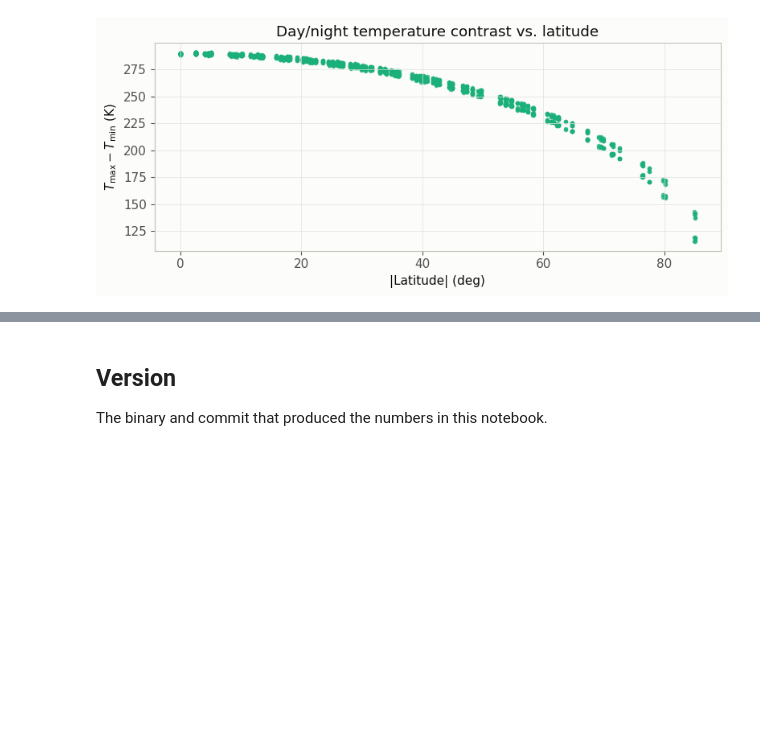
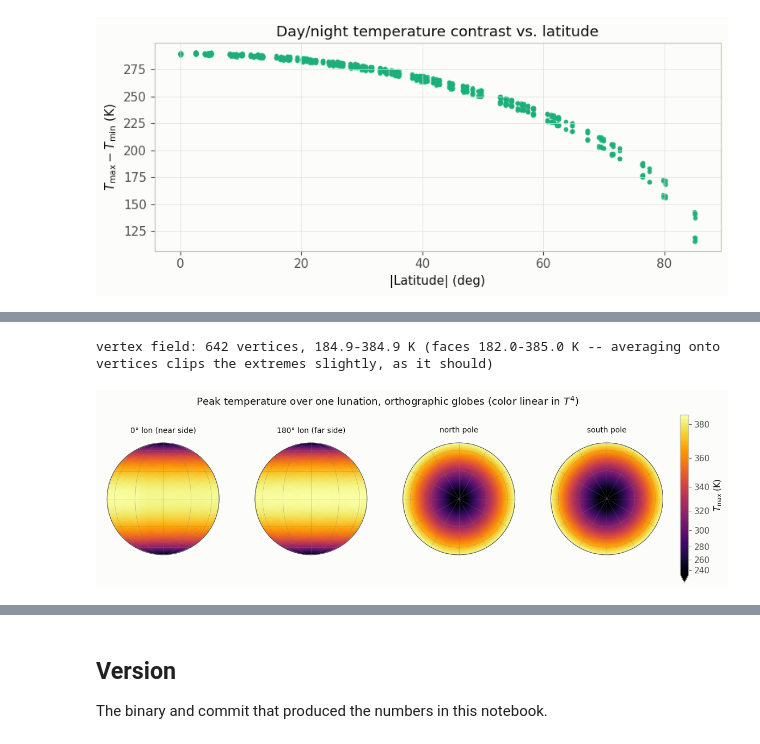
Before and after one commit to phayne/ptm3d-archive, a Jupyter notebook: docs/tutorials/notebooks/01_moon_diurnal.ipynb, the cells around one changed output, grey strips where cells are left out. Drawn from its saved outputs; the diff is of its cells as text; code cells hidden in the pictures; blank space fills up the shorter version.

```diff
--- a/docs/tutorials/notebooks/01_moon_diurnal.ipynb
+++ b/docs/tutorials/notebooks/01_moon_diurnal.ipynb
@@ -949,0 +800,30 @@ plus a config-free re-analysis (latitude) that shows the same physics.
+# %%
+# Unit vertex positions (mesh.ply stores them in km for this mesh; normalizing
+# makes the renderer independent of the mesh's length unit) and the per-vertex
+# temperature field.
+xyz = np.stack([verts["x"], verts["y"], verts["z"]], axis=1)
+xyz = xyz / np.linalg.norm(xyz, axis=1, keepdims=True)
+centers = face_unit_vectors(lat, lon)
+tmax_vertex = vertex_values_from_faces(tris, tmax, len(xyz))
+print(f"vertex field: {len(xyz)} vertices, "
+      f"{tmax_vertex.min():.1f}-{tmax_vertex.max():.1f} K "
+      f"(faces {tmax.min():.1f}-{tmax.max():.1f} K -- averaging onto vertices "
+      "clips the extremes slightly, as it should)")
+
+VIEWS = [(0.0, 0.0, "0° lon (near side)"),
+         (0.0, 180.0, "180° lon (far side)"),
+         (90.0, 0.0, "north pole"),
+         (-90.0, 0.0, "south pole")]
+
+fig, axes = plt.subplots(1, 4, figsize=(14, 4.0))
+for ax, (vlat, vlon, label) in zip(axes, VIEWS):
+    art = globe(ax, xyz, tris, tmax_vertex, vlat, vlon, CMAP_T, norm_tmax, label)
+cb = fig.colorbar(art, ax=axes, fraction=0.02, pad=0.02,
+                  extend=clip_extend(tmax_vertex, norm_tmax))
+cb.set_label(r"$T_\mathrm{max}$ (K)")
+fig.suptitle("Peak temperature over one lunation, orthographic globes "
+             "(color linear in $T^4$)", y=0.97)
+plt.show()
+# %% [output]
+vertex field: 642 vertices, 184.9-384.9 K (faces 182.0-385.0 K -- averaging onto vertices clips the extremes slightly, as it should)
+[figure, added]
```
Also changed, not shown: parts of 36 cells of this notebook, 1 other file.
